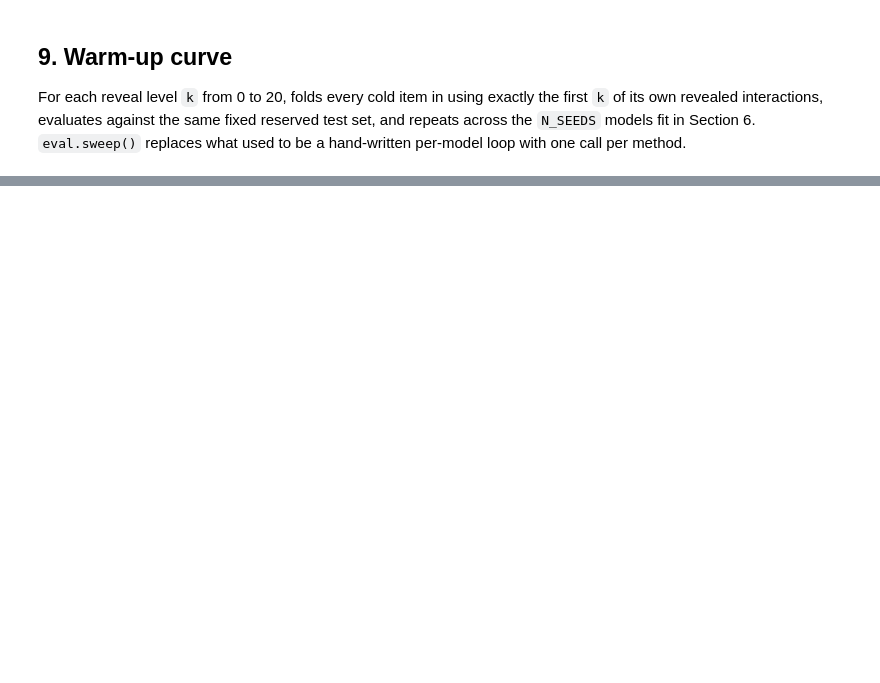
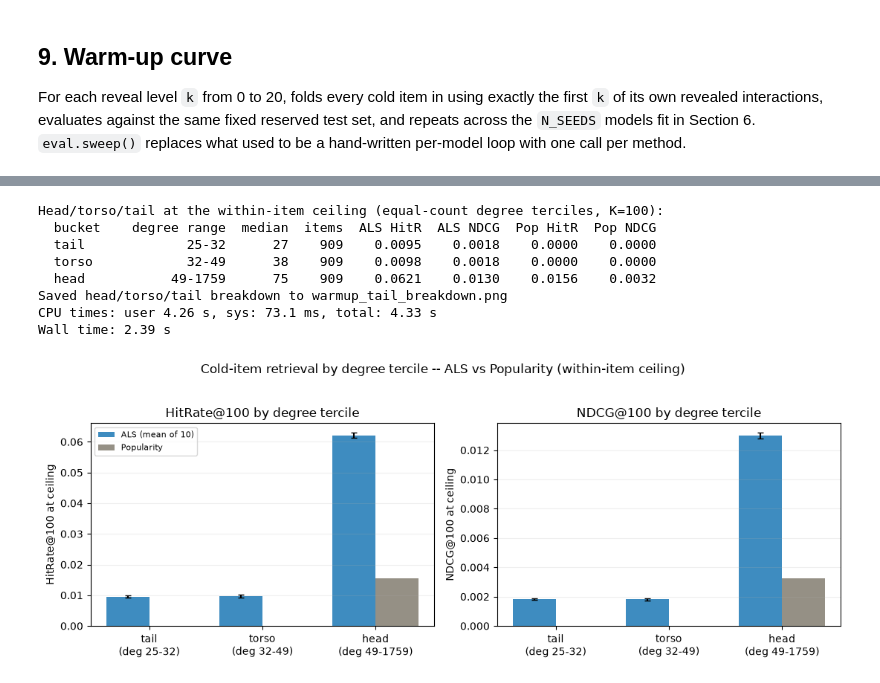
Before and after one commit to jessylan/llm-cold-start-recsys, a Jupyter notebook: notebooks/baseline_steel_thread_cf.ipynb, the cells around one changed output, grey strips where cells are left out. Drawn from its saved outputs; the diff is of its cells as text; code cells hidden in the pictures; blank space fills up the shorter version.

```diff
--- a/notebooks/baseline_steel_thread_cf.ipynb
+++ b/notebooks/baseline_steel_thread_cf.ipynb
@@ -342,3 +495,60 @@ plt.show()
+# %%
+%%time
+item_bucket, bucket_labels, bucket_info = ev.cold_item_degree_buckets(dataset, n_buckets=3)
+strata = ev.ceiling_metrics_by_bucket(seed_models, dataset, item_bucket, K=K, n_buckets=3)
+# Popularity floor per bucket -- PopularityModel has fold_in_ceiling/recommend, so the same call
+# works. Reveals whether ALS's edge over popularity is uniform across degree or head-concentrated.
+pop_strata = ev.ceiling_metrics_by_bucket([pop_model], dataset, item_bucket, K=K, n_buckets=3) if RUN_POP else None
+
+print(f"Head/torso/tail at the within-item ceiling (equal-count degree terciles, K={K}):")
+hdr = f"  {'bucket':<7}{'degree range':>15}{'median':>8}{'items':>7}{'ALS HitR':>10}{'ALS NDCG':>10}"
+if RUN_POP:
+    hdr += f"{'Pop HitR':>10}{'Pop NDCG':>10}"
+print(hdr)
+for b, lab in enumerate(bucket_labels):
+    bi, s = bucket_info[b], strata[b]
+    rng = f"{bi['deg_min']}-{bi['deg_max']}"
+    row = f"  {lab:<7}{rng:>15}{bi['deg_median']:>8}{bi['n_items']:>7,}{s['hitrate']:>10.4f}{s['ndcg']:>10.4f}"
+    if RUN_POP:
+        ps = pop_strata[b]
+        row += f"{ps['hitrate']:>10.4f}{ps['ndcg']:>10.4f}"
+    print(row)
+
+# Two panels (HitRate, NDCG); ALS vs Popularity per degree tercile.
+fig, (axh, axn) = plt.subplots(1, 2, figsize=(11, 4))
+xs = np.arange(len(bucket_labels)); w = 0.38
+xtl = [f"{bucket_labels[b]}\n(deg {bucket_info[b]['deg_min']}-{bucket_info[b]['deg_max']})"
+       for b in range(len(bucket_labels))]
+for ax, metric, mlabel in [(axh, "hitrate", f"HitRate@{K}"), (axn, "ndcg", f"NDCG@{K}")]:
+    ax.bar(xs - (w / 2 if RUN_POP else 0), [strata[b][metric] for b in range(len(bucket_labels))], w,
+           yerr=[strata[b][metric + "_std"] for b in range(len(bucket_labels))], capsize=3,
+           color="#2980b9", alpha=0.9, label=f"ALS (mean of {N_SEEDS})")
+    if RUN_POP:
+        ax.bar(xs + w / 2, [pop_strata[b][metric] for b in range(len(bucket_labels))], w,
+               color="#8A8478", alpha=0.9, label="Popularity")
+    ax.set_xticks(xs); ax.set_xticklabels(xtl)
+    ax.set_ylabel(f"{mlabel} at ceiling"); ax.set_title(f"{mlabel} by degree tercile")
+    ax.grid(axis="y", alpha=0.2)
+axh.legend(fontsize=8)
+fig.suptitle("Cold-item retrieval by degree tercile -- ALS vs Popularity (within-item ceiling)", y=1.03)
+plt.tight_layout()
+plt.savefig("warmup_tail_breakdown.png", dpi=120, bbox_inches="tight")
+print("Saved head/torso/tail breakdown to warmup_tail_breakdown.png")
+
+# Log the head/torso/tail ceiling breakdown to the (still-open) ALS run as summary values.
+for b, lab in enumerate(bucket_labels):
+    als_run.summary[f"tail/{lab}/HitRate"] = strata[b]["hitrate"]
+    als_run.summary[f"tail/{lab}/NDCG"] = strata[b]["ndcg"]
+# %% [output]
+Head/torso/tail at the within-item ceiling (equal-count degree terciles, K=100):
+  bucket    degree range  median  items  ALS HitR  ALS NDCG  Pop HitR  Pop NDCG
+  tail             25-32      27    909    0.0095    0.0018    0.0000    0.0000
+  torso            32-49      38    909    0.0098    0.0018    0.0000    0.0000
+  head           49-1759      75    909    0.0621    0.0130    0.0156    0.0032
+Saved head/torso/tail breakdown to warmup_tail_breakdown.png
+CPU times: user 4.26 s, sys: 73.1 ms, total: 4.33 s
+Wall time: 2.39 s
+[figure, added]
 # %% [markdown]
 ## 10. Warm-up curve — item-to-user view (Mode B)
 
```
Also changed, not shown: parts of 27 cells of this notebook, 10 other files.
